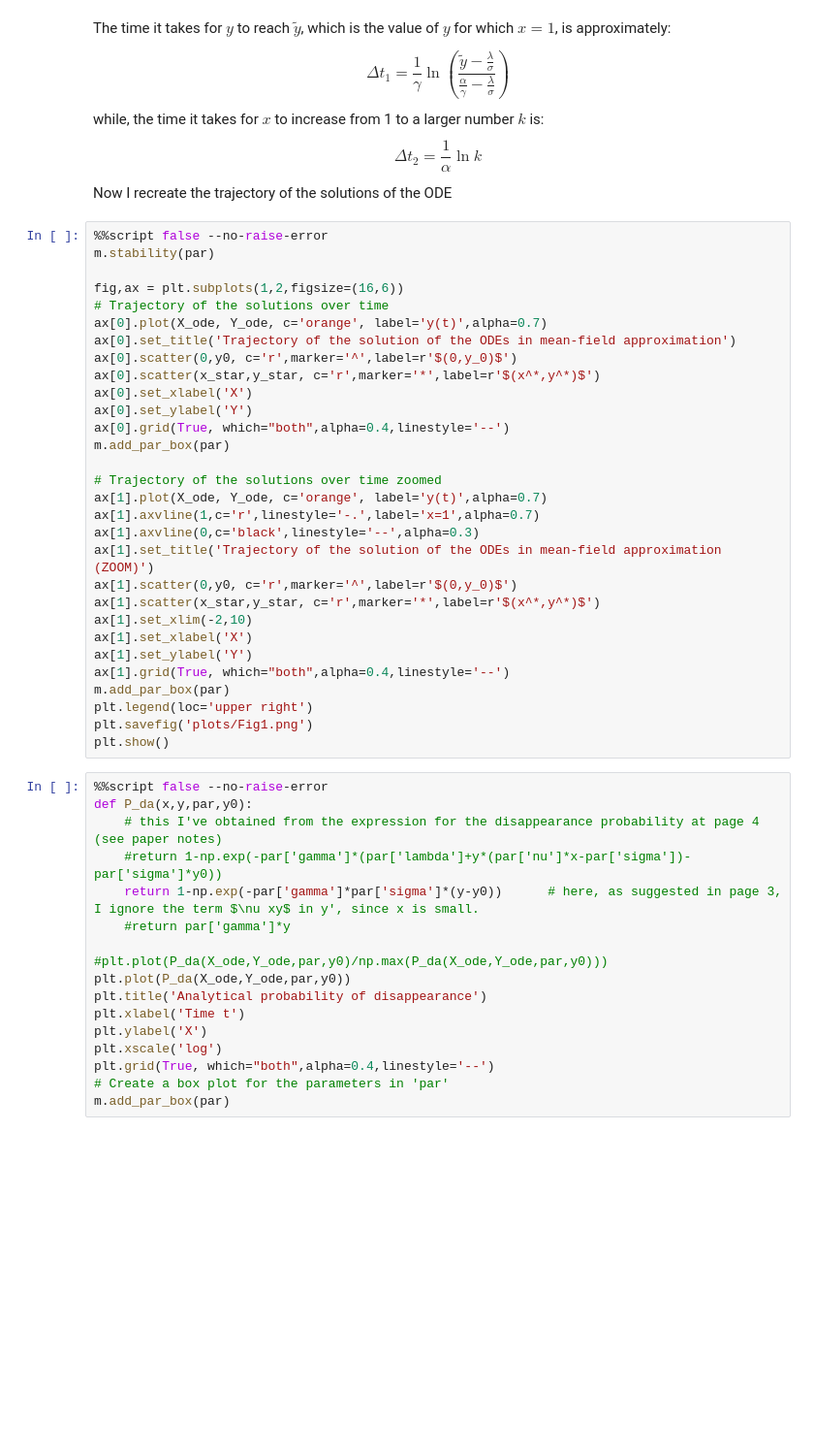
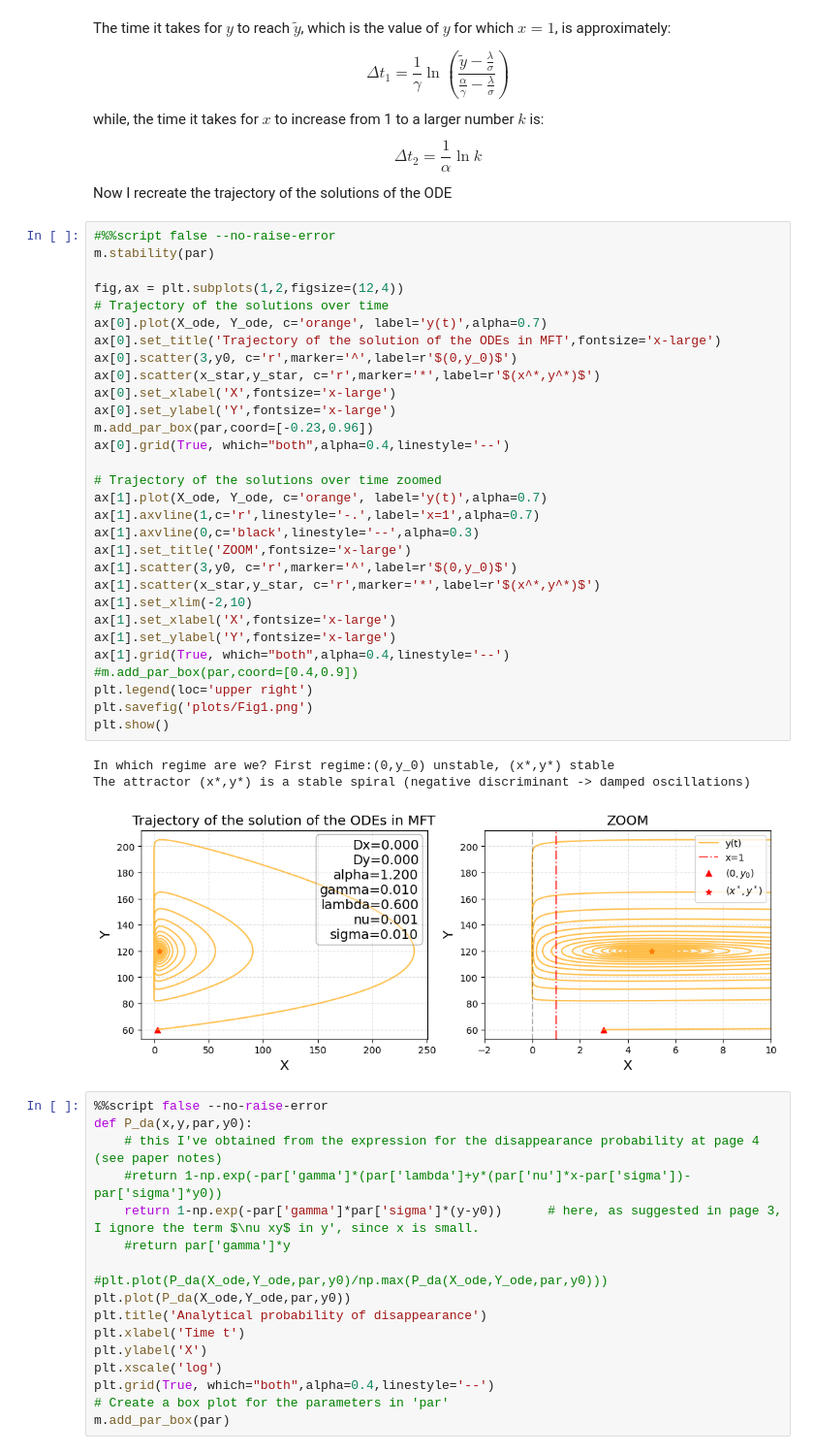
Before and after one commit to pietromalagoli/PCS, a Jupyter notebook: project.ipynb, the cells around one changed output. Shown at 97% size. Drawn from its saved outputs; the diff is of its cells as text; blank space fills up the shorter version.

```diff
--- a/project.ipynb
+++ b/project.ipynb
@@ -147,35 +147,39 @@ $$
 $$
 Now I recreate the trajectory of the solutions of the ODE
 # %%
-%%script false --no-raise-error
+#%%script false --no-raise-error
 m.stability(par)
 
-fig,ax = plt.subplots(1,2,figsize=(16,6))
+fig,ax = plt.subplots(1,2,figsize=(12,4))
 # Trajectory of the solutions over time
 ax[0].plot(X_ode, Y_ode, c='orange', label='y(t)',alpha=0.7)
-ax[0].set_title('Trajectory of the solution of the ODEs in mean-field approximation')
-ax[0].scatter(0,y0, c='r',marker='^',label=r'$(0,y_0)$')
+ax[0].set_title('Trajectory of the solution of the ODEs in MFT',fontsize='x-large')
+ax[0].scatter(3,y0, c='r',marker='^',label=r'$(0,y_0)$')
 ax[0].scatter(x_star,y_star, c='r',marker='*',label=r'$(x^*,y^*)$')
-ax[0].set_xlabel('X')
-ax[0].set_ylabel('Y')
+ax[0].set_xlabel('X',fontsize='x-large')
+ax[0].set_ylabel('Y',fontsize='x-large')
+m.add_par_box(par,coord=[-0.23,0.96])
 ax[0].grid(True, which="both",alpha=0.4,linestyle='--')
-m.add_par_box(par)
 
 # Trajectory of the solutions over time zoomed
 ax[1].plot(X_ode, Y_ode, c='orange', label='y(t)',alpha=0.7)
 ax[1].axvline(1,c='r',linestyle='-.',label='x=1',alpha=0.7)
 ax[1].axvline(0,c='black',linestyle='--',alpha=0.3)
-ax[1].set_title('Trajectory of the solution of the ODEs in mean-field approximation (ZOOM)')
-ax[1].scatter(0,y0, c='r',marker='^',label=r'$(0,y_0)$')
+ax[1].set_title('ZOOM',fontsize='x-large')
+ax[1].scatter(3,y0, c='r',marker='^',label=r'$(0,y_0)$')
 ax[1].scatter(x_star,y_star, c='r',marker='*',label=r'$(x^*,y^*)$')
 ax[1].set_xlim(-2,10)
-ax[1].set_xlabel('X')
-ax[1].set_ylabel('Y')
+ax[1].set_xlabel('X',fontsize='x-large')
+ax[1].set_ylabel('Y',fontsize='x-large')
 ax[1].grid(True, which="both",alpha=0.4,linestyle='--')
-m.add_par_box(par)
+#m.add_par_box(par,coord=[0.4,0.9])
 plt.legend(loc='upper right')
 plt.savefig('plots/Fig1.png')
 plt.show()
+# %% [output]
+In which regime are we? First regime:(0,y_0) unstable, (x*,y*) stable
+The attractor (x*,y*) is a stable spiral (negative discriminant -> damped oscillations)
+[figure, added]
 # %%
 %%script false --no-raise-error
 def P_da(x,y,par,y0):
```
Also changed, not shown: parts of 7 cells of this notebook, 7 other files.
